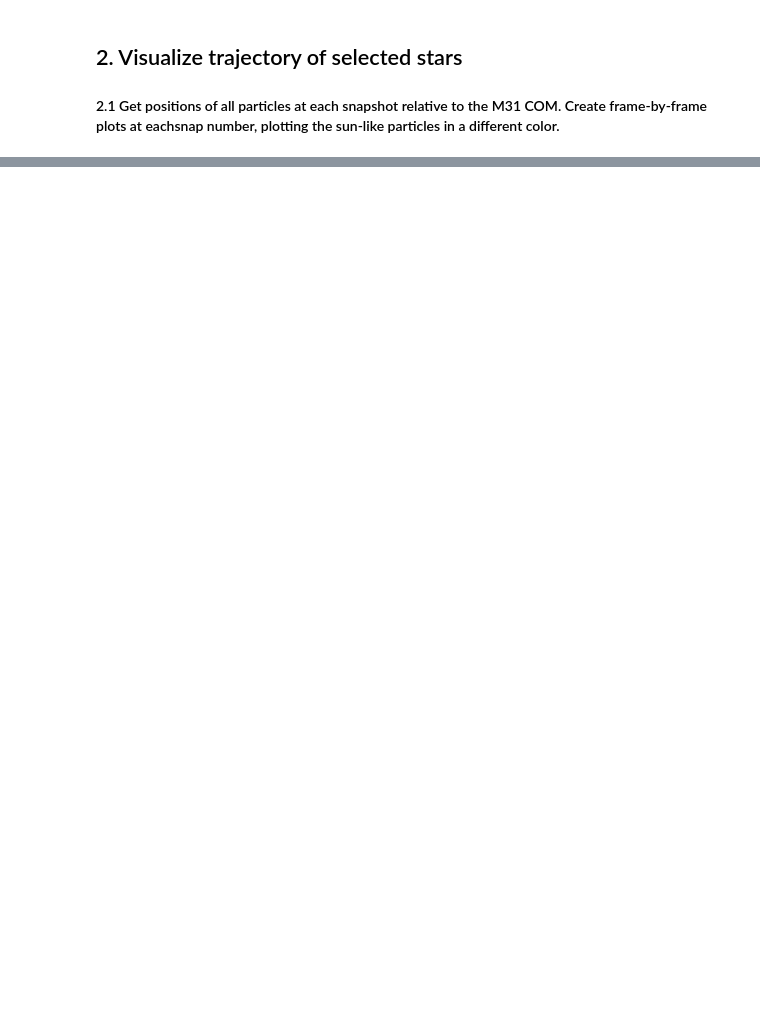
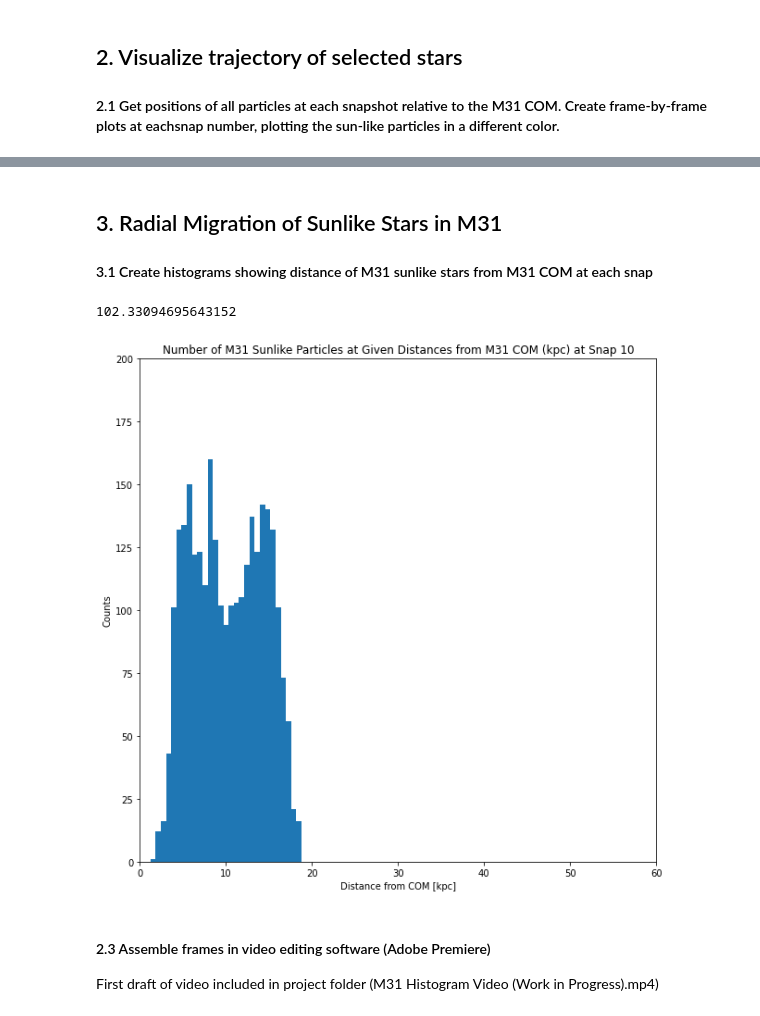
Before and after one commit to anshrg/400B_2023_Gupta, a Jupyter notebook: Research Assignments/Research Assignment 5/Ansh Gupta Galaxy Project - Fate of Sunlike Stars.ipynb, the cells around one changed output, grey strips where cells are left out. Cells and saved outputs as stored; diff of their text form; code cells hidden in the pictures; blank space fills up the shorter version.

```diff
--- a/Research Assignments/Research Assignment 5/Ansh Gupta Galaxy Project - Fate of Sunlike Stars.ipynb
+++ b/Research Assignments/Research Assignment 5/Ansh Gupta Galaxy Project - Fate of Sunlike Stars.ipynb
@@ -308,0 +275,37 @@ for index, i in enumerate(range(snap_start, snap_end+1, increment)):
+# %% [markdown]
+## 3. Radial Migration of Sunlike Stars in M31
+#### 3.1 Create histograms showing distance of M31 sunlike stars from M31 COM at each snap
+# %%
+fig, ax = plt.subplots(figsize=(10,10))
+
+for index, i in enumerate(range(snap_start, snap_end+1, increment)):
+    index = (index + snap_start)*increment # correct index for starting at nonzero snap_start
+    ilbl = '000' + str(i) # add a string of the filenumber to the value “000”
+    ilbl = ilbl[-3:] # remove all but the last 3 digits
+
+    ### Plot histograms of radial position of M31 sunlike particles
+    filename = M31_path + 'M31/M31_' + ilbl + '.txt' # M31 filename including snap
+    time, total, data = Read(filename) # read in the datafile
+    disk_indices = np.where(data['type'] == 2) # get all disk particle indices
+    data = data[disk_indices] # data for all disk particles
+    x = data['x'] - M31_orbit['x'][index] # x position for M31 disk particles relative to M31 COM
+    y = data['y'] - M31_orbit['y'][index] # y position for M31 disk particles relative to M31 COM
+    z = data['z'] - M31_orbit['z'][index] # z position for M31 disk particles relative to M31 COM
+    r = np.sqrt(x**2 + y**2 + z**2)
+    print(np.max(r))
+    ax.hist(r[M31_sunlike_indices], bins=np.linspace(0, 60, 100)) # plot M31 sun-like particles
+    ax.set_title(f'Number of M31 Sunlike Particles at Given Distances from M31 COM (kpc) at Snap {i}')
+    ax.set_xlabel('Distance from COM [kpc]')
+    ax.set_ylabel('Counts')
+    ax.set_xlim(0, 60)
+    ax.set_ylim(0, 200)
+
+
+#     plt.savefig(f'histograms/M31_migration_histogram_{index}.png') # save plot as image
+#     ax.clear() # clear plot to get the next frame ready
+# %% [output]
+102.33094695643152
+[figure, added]
+# %% [markdown]
+#### 2.3 Assemble frames in video editing software (Adobe Premiere)
+First draft of video included in project folder (M31 Histogram Video (Work in Progress).mp4)
```
Also changed, not shown: parts of 11 cells of this notebook, 1 other file.
